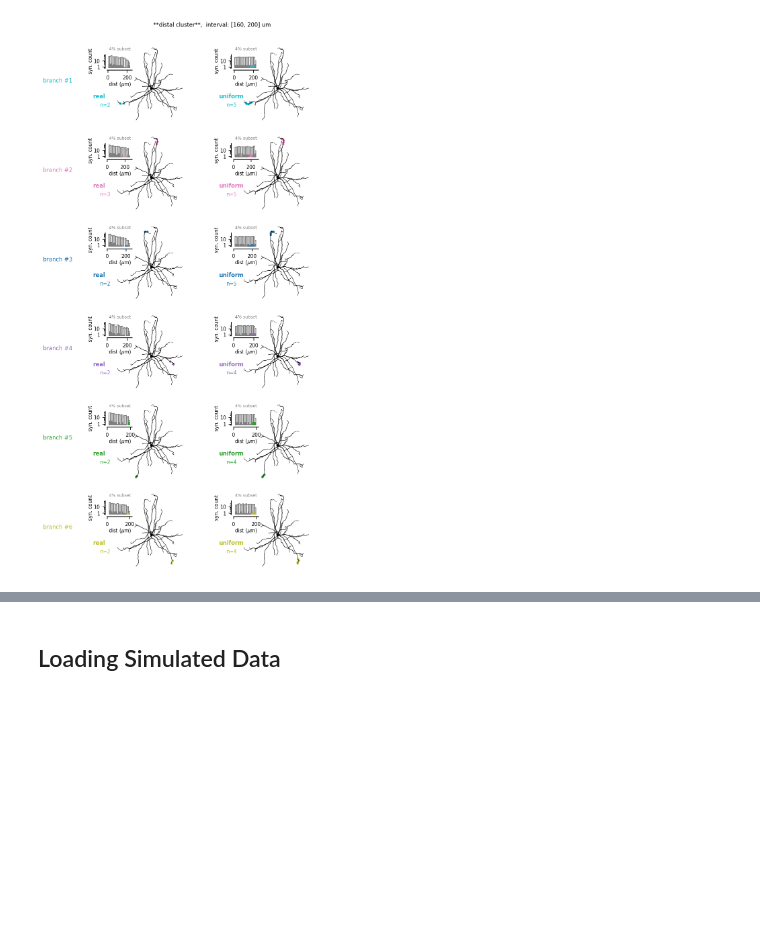
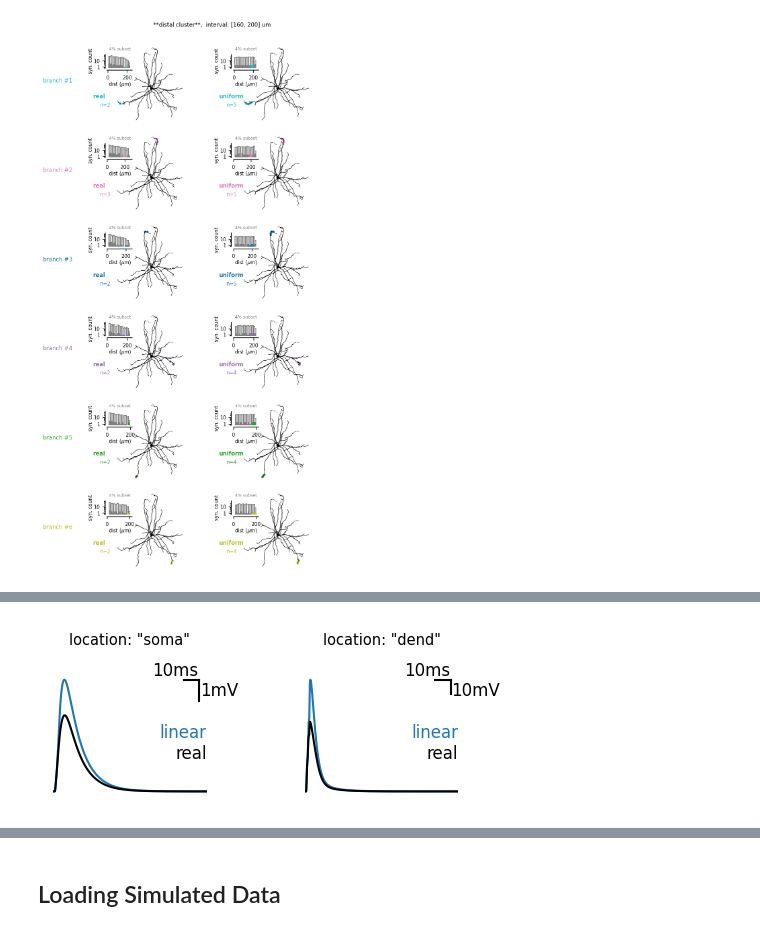
Before and after one commit to yzerlaut/pv-sst-dendrites, a Jupyter notebook: biophysical_modelling/detailed_model/Clustered-Input.ipynb, the cells around one changed output, grey strips where cells are left out. Drawn from its saved outputs; the diff is of its cells as text; code cells hidden in the pictures; blank space fills up the shorter version.

```diff
--- a/biophysical_modelling/detailed_model/Clustered-Input.ipynb
+++ b/biophysical_modelling/detailed_model/Clustered-Input.ipynb
@@ -116,0 +113,15 @@ python clustered_input_stim.py -c Basket --test_uniform --sparsening 3 4 5 6 7 8
+# %%
+t = np.arange(len(results['linear_soma']))*results['dt']
+fig, AX = pt.figure(axes=(2,1), figsize=(1.1,1.3), left=0, bottom=0.)
+
+for ax, loc, ys in zip(AX, ['soma', 'dend'], [1, 10]):
+    for r, resp, c in zip(range(2), ['linear', 'real'], ['tab:blue', 'k']):
+        ax.plot(t, results['%s_%s' % (resp, loc)], color=c)
+        pt.annotate(ax, r*'\n'+resp, (1., 0.6), ha='right', va='top', color=c)
+    ax.axis('off')
+    ax.set_xlim([0,100])
+    pt.draw_bar_scales(ax, Xbar=10, Xbar_label='10ms',
+                       Ybar=ys, Ybar_label='%imV'%ys, loc='top-right')
+    ax.set_title('location: "%s"\n' % loc, fontsize=7)
+# %% [output]
+[figure, added]
```
Also changed, not shown: parts of 21 cells of this notebook, 1 other file.
